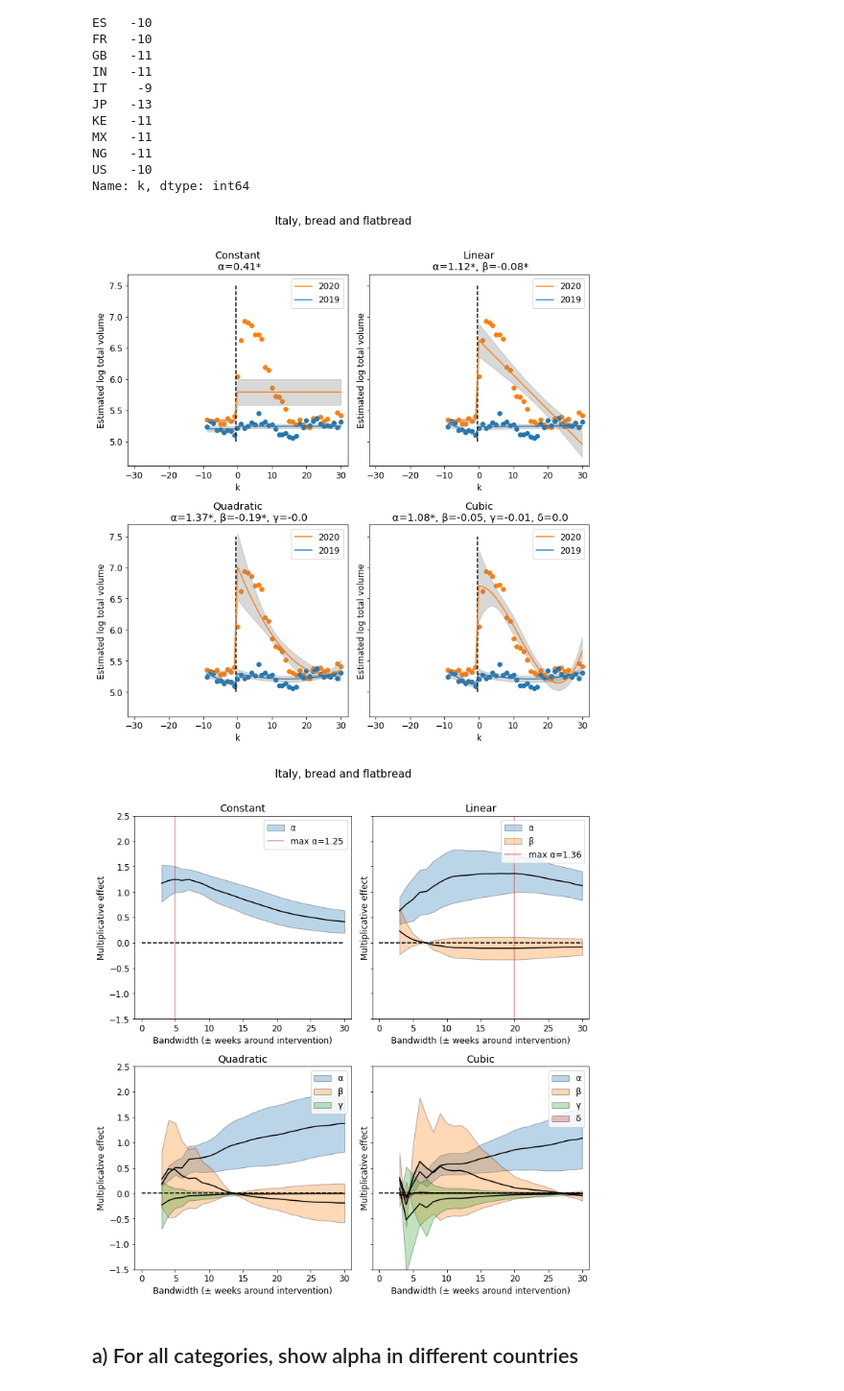
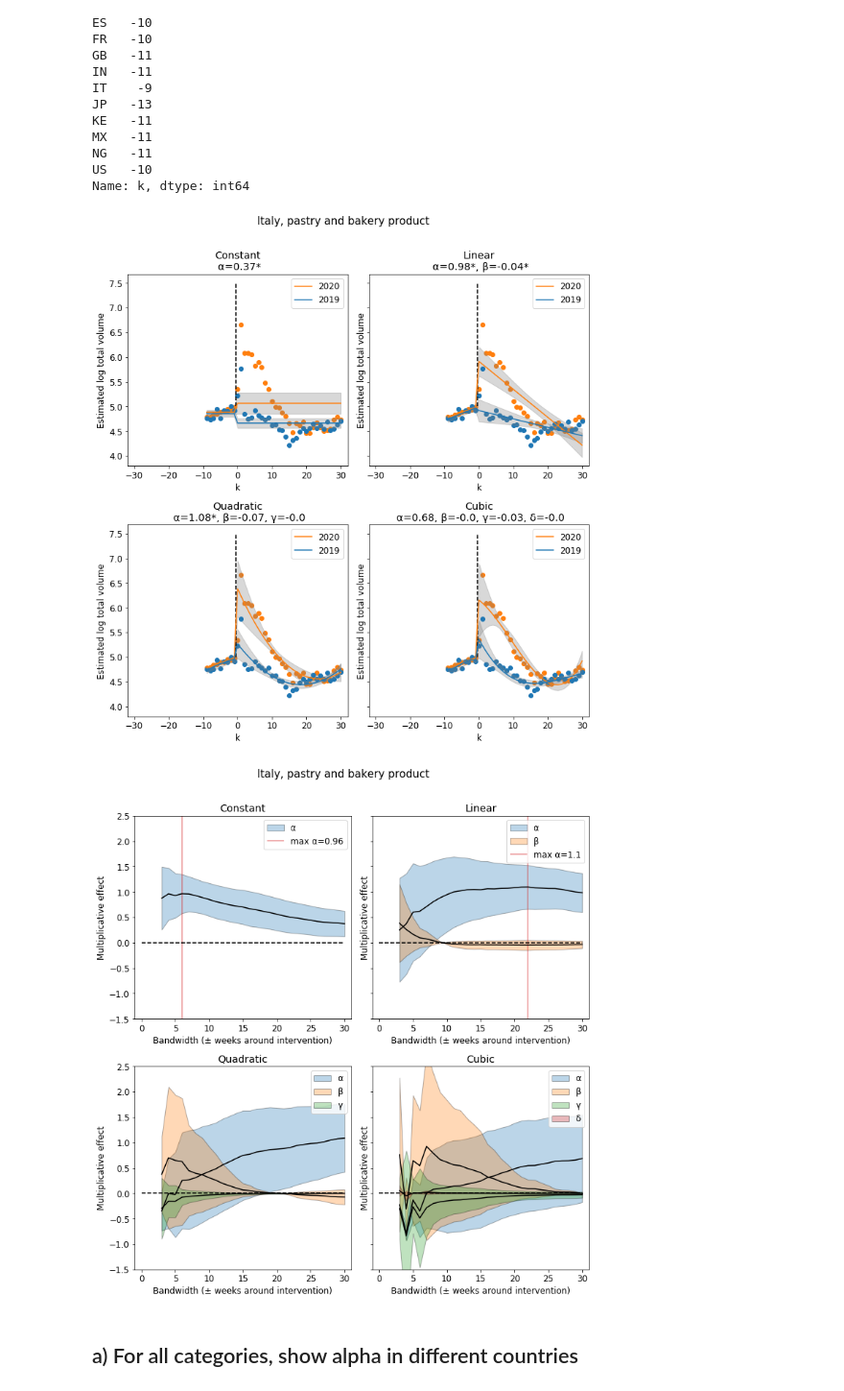
Before and after one commit to epfl-dlab/foodle-trends, a Jupyter notebook: code/analyses/categories_modelling_total.ipynb, the cells around one changed output. Shown at 96% size. Drawn from its saved outputs; the diff is of its cells as text; code cells hidden in the pictures.

```diff
--- a/code/analyses/categories_modelling_total.ipynb
+++ b/code/analyses/categories_modelling_total.ipynb
@@ -265,7 +265,7 @@ for model in ['Constant','Linear','Quadratic','Cubic']:
 
     k = 30
 
-    df_temp = df.loc[(df['category'] == 'bread and flatbread') &
+    df_temp = df.loc[(df['category'] == 'pastry and bakery product') &
                                 (df['country'] == country) & \
                                 (df['k'] >= -k) & (df['k'] <= k)].copy()
 
@@ -301,7 +301,7 @@ for model in ['Constant','Linear','Quadratic','Cubic']:
 
     sbplt.vlines(-0.5,5,7.5, linestyle = '--')
 
-    df_temp = df.loc[(df['category'] == 'bread and flatbread') &
+    df_temp = df.loc[(df['category'] == 'pastry and bakery product') &
                                 (df['country'] == country) & \
                                 (df['k'] >= -k) & (df['k'] <= k) & (df['year'] == '2020')].copy()
 
@@ -316,7 +316,7 @@ for model in ['Constant','Linear','Quadratic','Cubic']:
 
 
 
-    df_temp = df.loc[(df['category'] == 'bread and flatbread') &
+    df_temp = df.loc[(df['category'] == 'pastry and bakery product') &
                                 (df['country'] == country) & \
                                 (df['k'] >= -k) & (df['k'] <= k) & (df['year'] == '2019')].copy()
 
@@ -340,11 +340,11 @@ for model in ['Constant','Linear','Quadratic','Cubic']:
 
 plt.tight_layout()
 
-fig.suptitle('Italy, bread and flatbread', position = (0.5,1.05), fontsize= 15)
+fig.suptitle('Italy, pastry and bakery product', position = (0.5,1.05), fontsize= 15)
 
 plt.savefig(FIGURES_DIR+"example_italy_bread.pdf", bbox_inches='tight')
 # %% [output]
-[figure, old version]
+[figure, new version]
 # %%
 import matplotlib.pyplot as mpl
 mpl.rcParams['font.size'] = 12
@@ -359,7 +359,7 @@ for model in ['Constant','Linear','Quadratic','Cubic']:
 
     for k in range(3,31):
 
-        df_temp = df.loc[(df['category'] == 'bread and flatbread') &
+        df_temp = df.loc[(df['category'] == 'pastry and bakery product') &
                                     (df['country'] == 'IT') & \
                                     (df['k'] >= -k) & (df['k'] <= k)].copy()
 
@@ -436,35 +436,35 @@ for model in ['Constant','Linear','Quadratic','Cubic']:
                            np.array([i[1] for i in point]) - 2*np.array([i[1] for i in conf]),
                            np.array([i[1] for i in point]) + 2*np.array([i[1] for i in conf]), alpha = 0.3, edgecolor = 'black', label = 'β')
 
         sbplt.plot(range(3,31), [i[2] for i in point], color = 'black')
         sbplt.fill_between(range(3,31),
                            np.array([i[2] for i in point]) - 2*np.array([i[2] for i in conf]),
                            np.array([i[2] for i in point]) + 2*np.array([i[2] for i in conf]), alpha = 0.3, edgecolor = 'black', label = 'γ')
 
         sbplt.plot(range(3,31), [i[3] for i in point], color = 'black')
         sbplt.fill_between(range(3,31),
                            np.array([i[3] for i in point]) - 2*np.array([i[3] for i in conf]),
                            np.array([i[3] for i in point]) + 2*np.array([i[3] for i in conf]), alpha = 0.3, edgecolor = 'black', label = 'δ')
 
 
     sbplt.set_title(model)
     sbplt.legend(loc = "upper right")
     sbplt.hlines(0,0,30, linestyle = '--')
     sbplt.set_xticks(range(0,31)[::5])
     sbplt.set_xticklabels(range(0,31)[::5])
     sbplt.set_xlim([-1,31])
     sbplt.set_xlabel('Bandwidth (± weeks around intervention)')
     sbplt.set_ylabel('Multiplicative effect')
     sbplt.set_ylim([-1.5,2.5])
 
 plt.tight_layout()
 
-fig.suptitle('Italy, bread and flatbread', position = (0.5,1.05), fontsize= 15)
+fig.suptitle('Italy, pastry and bakery product', position = (0.5,1.05), fontsize= 15)
 
 
 plt.savefig(FIGURES_DIR+"example_italy_bread_vary_bandwidth.pdf", bbox_inches='tight')
 # %% [output]
-[figure, old version]
+[figure, new version]
 # %%
 cats = list(df['category'].unique())
 k = 30
```
Also changed, not shown: parts of 2 cells of this notebook, 5 other files.
